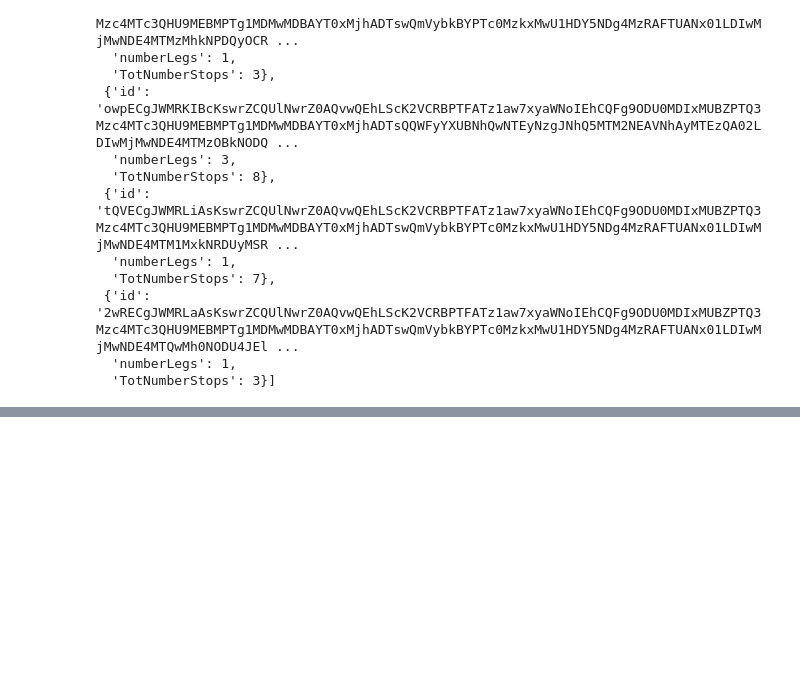
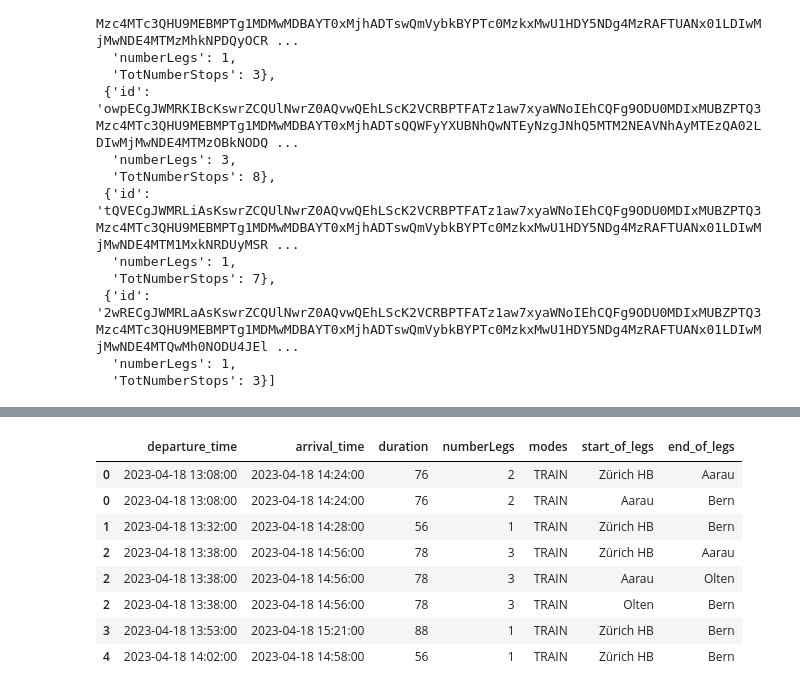
Before and after one commit to emmabhl/Lauzhack23_SBB, a Jupyter notebook: olivia.ipynb, the cells around one changed output, grey strips where cells are left out. Drawn from its saved outputs; the diff is of its cells as text; code cells hidden in the pictures; blank space fills up the shorter version.

Commit message:
examples of trips format

```diff
--- a/olivia.ipynb
+++ b/olivia.ipynb
@@ -89,0 +206,8 @@ get_nb_legs(test)
+# %%
+from helpers import get_trips_infos
+infos = get_trips_infos(test)
+
+import pandas as pd
+
+df = pd.json_normalize(infos, meta = list(infos[0].keys()))
+df
@@ -89,0 +221,16 @@ get_nb_legs(test)
+# %%
+
+
+df = df.explode(['modes', 'start_of_legs', 'end_of_legs'])
+df = df.drop(columns = ['id', 'stopPlaces', 'TotNumberStops'])
+df
+# %% [output]
+|  | departure_time | arrival_time | duration | numberLegs | modes | start_of_legs | end_of_legs |
+| 0 | 2023-04-18 13:08:00 | 2023-04-18 14:24:00 | 76 | 2 | TRAIN | Zürich HB | Aarau |
+| 0 | 2023-04-18 13:08:00 | 2023-04-18 14:24:00 | 76 | 2 | TRAIN | Aarau | Bern |
+| 1 | 2023-04-18 13:32:00 | 2023-04-18 14:28:00 | 56 | 1 | TRAIN | Zürich HB | Bern |
+| 2 | 2023-04-18 13:38:00 | 2023-04-18 14:56:00 | 78 | 3 | TRAIN | Zürich HB | Aarau |
+| 2 | 2023-04-18 13:38:00 | 2023-04-18 14:56:00 | 78 | 3 | TRAIN | Aarau | Olten |
+| 2 | 2023-04-18 13:38:00 | 2023-04-18 14:56:00 | 78 | 3 | TRAIN | Olten | Bern |
+| 3 | 2023-04-18 13:53:00 | 2023-04-18 15:21:00 | 88 | 1 | TRAIN | Zürich HB | Bern |
+| 4 | 2023-04-18 14:02:00 | 2023-04-18 14:58:00 | 56 | 1 | TRAIN | Zürich HB | Bern |
```
Also changed, not shown: parts of 16 cells of this notebook.
